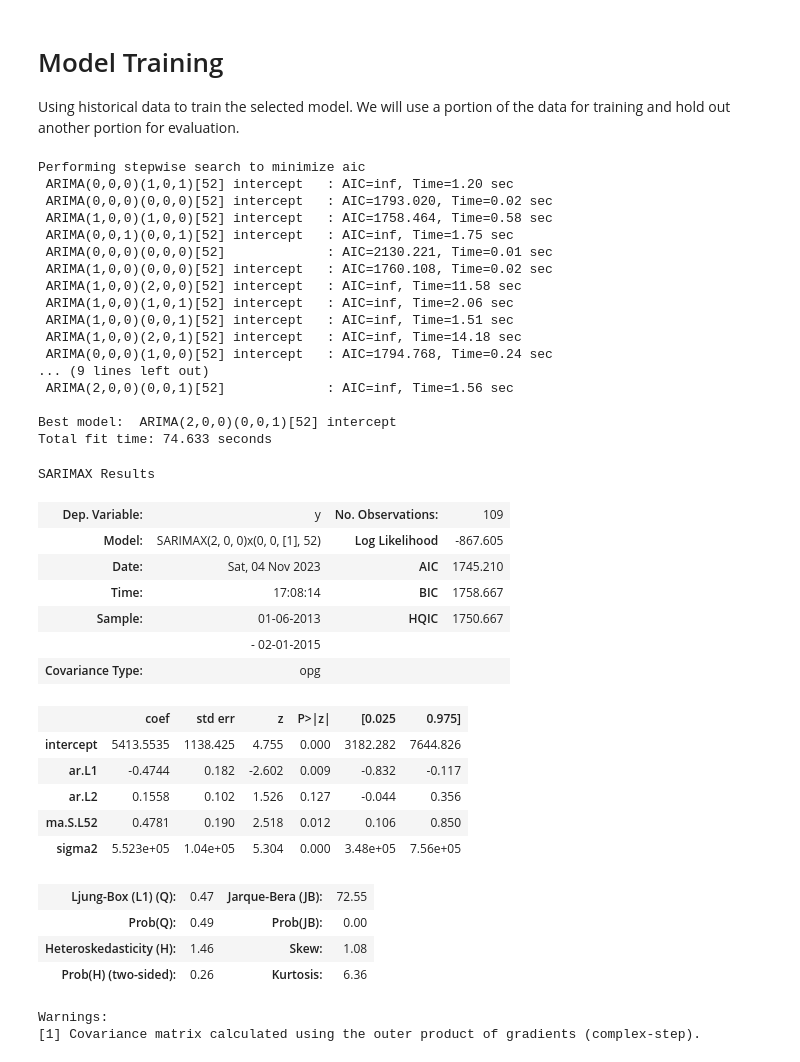
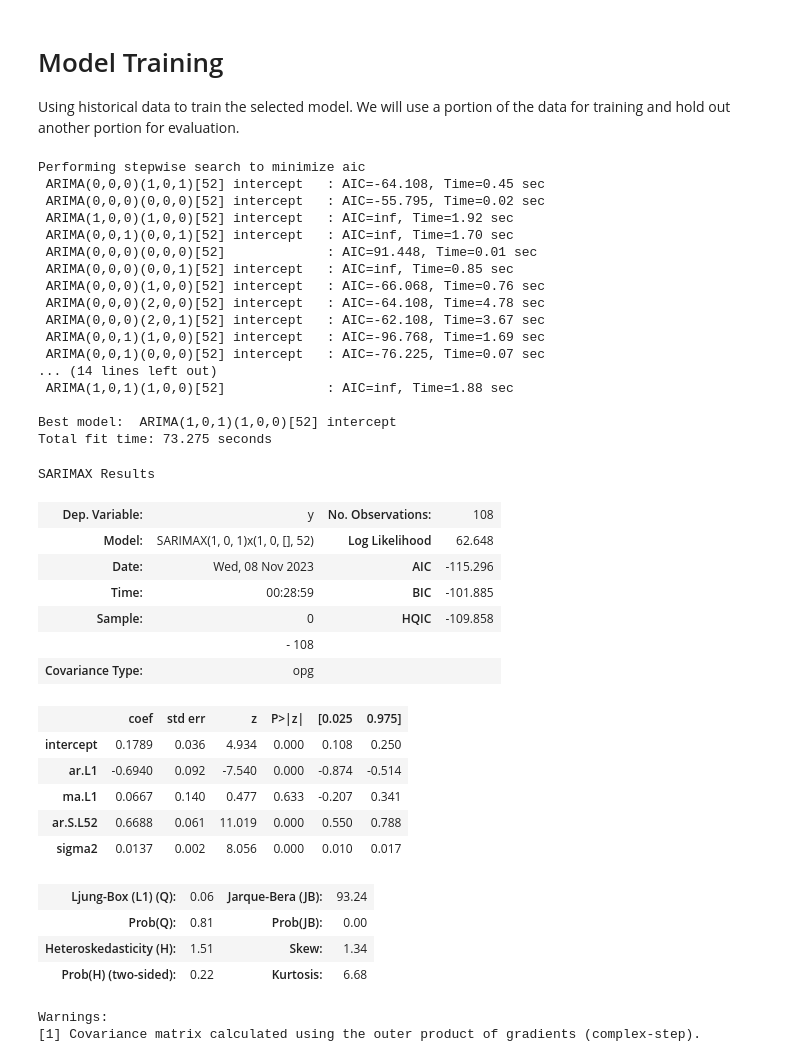
Before and after one commit to TheCamilovisk/RossmannSalesForecasting, a Jupyter notebook: ARIMA_model.ipynb, the cells around one changed output. Cells and saved outputs as stored; diff of their text form; code cells hidden in the pictures.

```diff
--- a/ARIMA_model.ipynb
+++ b/ARIMA_model.ipynb
@@ -112,8 +120,8 @@ stores_sales_df
 # %%
-sample_store_sales = (
+sample_store_data = (
     stores_sales_df[stores_sales_df["Store"] == 2]
-)["Sales"]
+)["Sales"].resample("W").mean()
 
-sample_store_sales
+sample_store_data
 # %% [output]
 Date
@@ -263,9 +265,9 @@ sarimax_dataset.plot(kind="line", figsize=(30, 7));
 # %%
-data_len = len(sarimax_dataset.index)
+data_len = len(sample_store_data.index)
 test_len = int(data_len * 0.2)
 
-train_df = sarimax_dataset.iloc[:-test_len+1]
-test_df = sarimax_dataset.iloc[-test_len:]
+train_df = sample_store_data.iloc[:-test_len]
+test_df = sample_store_data.iloc[-test_len:]
 
 display(train_df)
 display(test_df)
@@ -315,67 +317,71 @@ plt.show()
 # Model Training
 
 Using historical data to train the selected model. We will use a portion of the data for training and hold out another portion for evaluation.
+# %%
+scaler = MinMaxScaler()
+sales = scaler.fit_transform(train_df.to_frame())
 # %%
 auto_arima_results = auto_arima(
-    train_df,
+    sales,
     start_p=0,
     start_q=0,
     d=0,
     max_p=2,
-    max_q=2,
+    max_q=3,
     max_d=2,
     start_P=1,
     start_Q=1,
     D=0,
     max_P=2,
     max_Q=2,
     max_D=1,
     max_order=5,
     m=52,
     seasonal=True,
+    exogenous=train_df.index.isocalendar().week,
     trace=True,
     error_action="ignore",
     suppress_warnings=True,
     stepwise=True
 )
 
 auto_arima_results.summary()
 # %% [output]
 Performing stepwise search to minimize aic
- ARIMA(0,0,0)(1,0,1)[52] intercept   : AIC=inf, Time=1.20 sec
- ARIMA(0,0,0)(0,0,0)[52] intercept   : AIC=1793.020, Time=0.02 sec
- ARIMA(1,0,0)(1,0,0)[52] intercept   : AIC=1758.464, Time=0.58 sec
- ARIMA(0,0,1)(0,0,1)[52] intercept   : AIC=inf, Time=1.75 sec
- ARIMA(0,0,0)(0,0,0)[52]             : AIC=2130.221, Time=0.01 sec
- ARIMA(1,0,0)(0,0,0)[52] intercept   : AIC=1760.108, Time=0.02 sec
- ARIMA(1,0,0)(2,0,0)[52] intercept   : AIC=inf, Time=11.58 sec
- ARIMA(1,0,0)(1,0,1)[52] intercept   : AIC=inf, Time=2.06 sec
- ARIMA(1,0,0)(0,0,1)[52] intercept   : AIC=inf, Time=1.51 sec
- ARIMA(1,0,0)(2,0,1)[52] intercept   : AIC=inf, Time=14.18 sec
- ARIMA(0,0,0)(1,0,0)[52] intercept   : AIC=1794.768, Time=0.24 sec
-... (9 lines left out)
- ARIMA(2,0,0)(0,0,1)[52]             : AIC=inf, Time=1.56 sec
+ ARIMA(0,0,0)(1,0,1)[52] intercept   : AIC=-64.108, Time=0.45 sec
+ ARIMA(0,0,0)(0,0,0)[52] intercept   : AIC=-55.795, Time=0.02 sec
+ ARIMA(1,0,0)(1,0,0)[52] intercept   : AIC=inf, Time=1.92 sec
+ ARIMA(0,0,1)(0,0,1)[52] intercept   : AIC=inf, Time=1.70 sec
+ ARIMA(0,0,0)(0,0,0)[52]             : AIC=91.448, Time=0.01 sec
+ ARIMA(0,0,0)(0,0,1)[52] intercept   : AIC=inf, Time=0.85 sec
+ ARIMA(0,0,0)(1,0,0)[52] intercept   : AIC=-66.068, Time=0.76 sec
+ ARIMA(0,0,0)(2,0,0)[52] intercept   : AIC=-64.108, Time=4.78 sec
+ ARIMA(0,0,0)(2,0,1)[52] intercept   : AIC=-62.108, Time=3.67 sec
+ ARIMA(0,0,1)(1,0,0)[52] intercept   : AIC=-96.768, Time=1.69 sec
+ ARIMA(0,0,1)(0,0,0)[52] intercept   : AIC=-76.225, Time=0.07 sec
+... (14 lines left out)
+ ARIMA(1,0,1)(1,0,0)[52]             : AIC=inf, Time=1.88 sec
 
-Best model:  ARIMA(2,0,0)(0,0,1)[52] intercept
-Total fit time: 74.633 seconds
+Best model:  ARIMA(1,0,1)(1,0,0)[52] intercept
+Total fit time: 73.275 seconds
 SARIMAX Results
-| Dep. Variable: | y | No. Observations: | 109 |
-| Model: | SARIMAX(2, 0, 0)x(0, 0, [1], 52) | Log Likelihood | -867.605 |
-| Date: | Sat, 04 Nov 2023 | AIC | 1745.210 |
-| Time: | 17:08:14 | BIC | 1758.667 |
-| Sample: | 01-06-2013 | HQIC | 1750.667 |
-|  | - 02-01-2015 |  |  |
+| Dep. Variable: | y | No. Observations: | 108 |
+| Model: | SARIMAX(1, 0, 1)x(1, 0, [], 52) | Log Likelihood | 62.648 |
+| Date: | Wed, 08 Nov 2023 | AIC | -115.296 |
+| Time: | 00:28:59 | BIC | -101.885 |
+| Sample: | 0 | HQIC | -109.858 |
+|  | - 108 |  |  |
 | Covariance Type: | opg |  |  |
 |  | coef | std err | z | P>|z| | [0.025 | 0.975] |
-| intercept | 5413.5535 | 1138.425 | 4.755 | 0.000 | 3182.282 | 7644.826 |
-| ar.L1 | -0.4744 | 0.182 | -2.602 | 0.009 | -0.832 | -0.117 |
-| ar.L2 | 0.1558 | 0.102 | 1.526 | 0.127 | -0.044 | 0.356 |
-| ma.S.L52 | 0.4781 | 0.190 | 2.518 | 0.012 | 0.106 | 0.850 |
-| sigma2 | 5.523e+05 | 1.04e+05 | 5.304 | 0.000 | 3.48e+05 | 7.56e+05 |
+| intercept | 0.1789 | 0.036 | 4.934 | 0.000 | 0.108 | 0.250 |
+| ar.L1 | -0.6940 | 0.092 | -7.540 | 0.000 | -0.874 | -0.514 |
+| ma.L1 | 0.0667 | 0.140 | 0.477 | 0.633 | -0.207 | 0.341 |
+| ar.S.L52 | 0.6688 | 0.061 | 11.019 | 0.000 | 0.550 | 0.788 |
+| sigma2 | 0.0137 | 0.002 | 8.056 | 0.000 | 0.010 | 0.017 |
-| Ljung-Box (L1) (Q): | 0.47 | Jarque-Bera (JB): | 72.55 |
-| Prob(Q): | 0.49 | Prob(JB): | 0.00 |
-| Heteroskedasticity (H): | 1.46 | Skew: | 1.08 |
-| Prob(H) (two-sided): | 0.26 | Kurtosis: | 6.36 |
+| Ljung-Box (L1) (Q): | 0.06 | Jarque-Bera (JB): | 93.24 |
+| Prob(Q): | 0.81 | Prob(JB): | 0.00 |
+| Heteroskedasticity (H): | 1.51 | Skew: | 1.34 |
+| Prob(H) (two-sided): | 0.22 | Kurtosis: | 6.68 |
 Warnings:
 [1] Covariance matrix calculated using the outer product of gradients (complex-step).
 # %%
```
Also changed, not shown: parts of 27 cells of this notebook.
